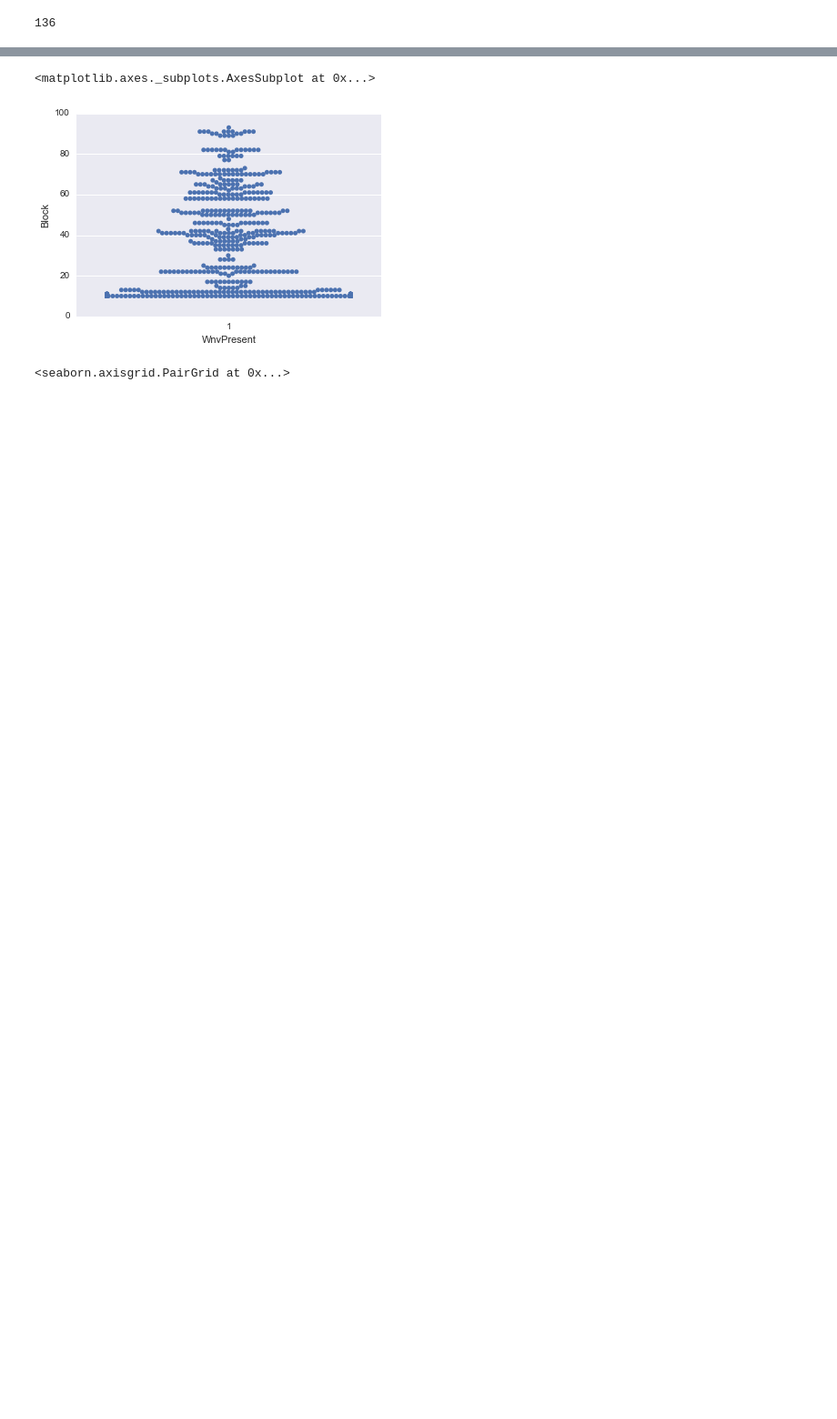
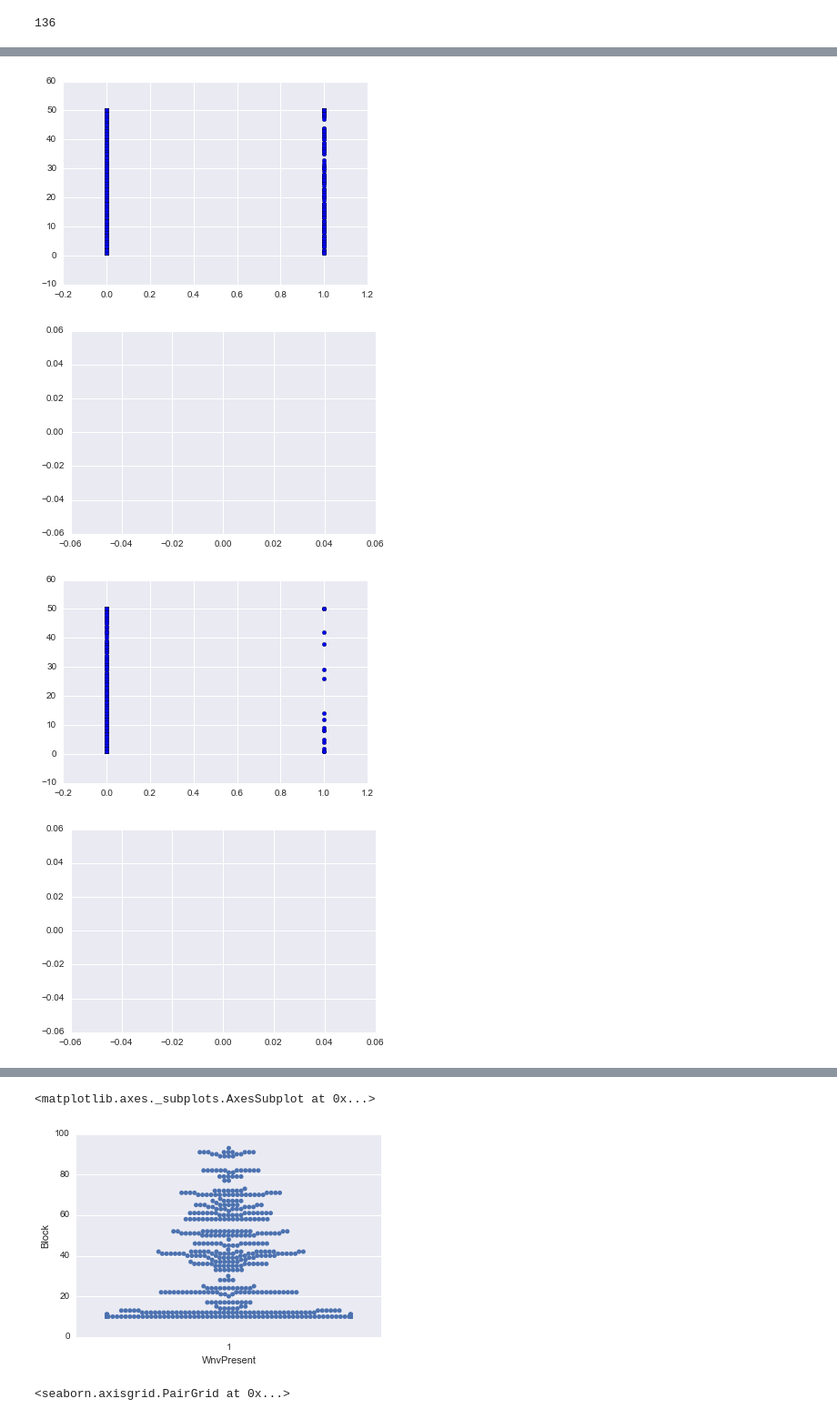
Before and after one commit to cl65610/west_nile, a Jupyter notebook: research/eda_work_train_df.ipynb, the cells around one changed output, grey strips where cells are left out. Shown: that part at 91% size. Drawn from its saved outputs; the diff is of its cells as text; code cells hidden in the pictures; blank space fills up the shorter version.

Commit message:
adding traps visualization and updating eda notebooks

```diff
--- a/research/eda_work_train_df.ipynb
+++ b/research/eda_work_train_df.ipynb
@@ -57,0 +92,10 @@ Name: AddressAccuracy, dtype: int64
+# %%
+## i am going to change the date column to datetime
+
+from datetime import datetime
+from datetime import timedelta
+
+train_df.sort_values('Date', inplace = True)
+train_df.set_index('Date', inplace = True)
+# %%
+train_df.index = train_df.index.to_datetime()
@@ -57,0 +123,11 @@ Name: AddressAccuracy, dtype: int64
+# %%
+years = ['2007', '2008', '2009', '2010', '2011', '2012', '2013']
+
+for i in years:
+    plt.scatter(train_df[i]['WnvPresent'], train_df[i]['NumMosquitos'])
+    plt.show()
+# %% [output]
+[figure, added]
+[figure, added]
+[figure, added]
+[figure, added]
```
Also changed, not shown: parts of 11 cells of this notebook, 4 other files.
